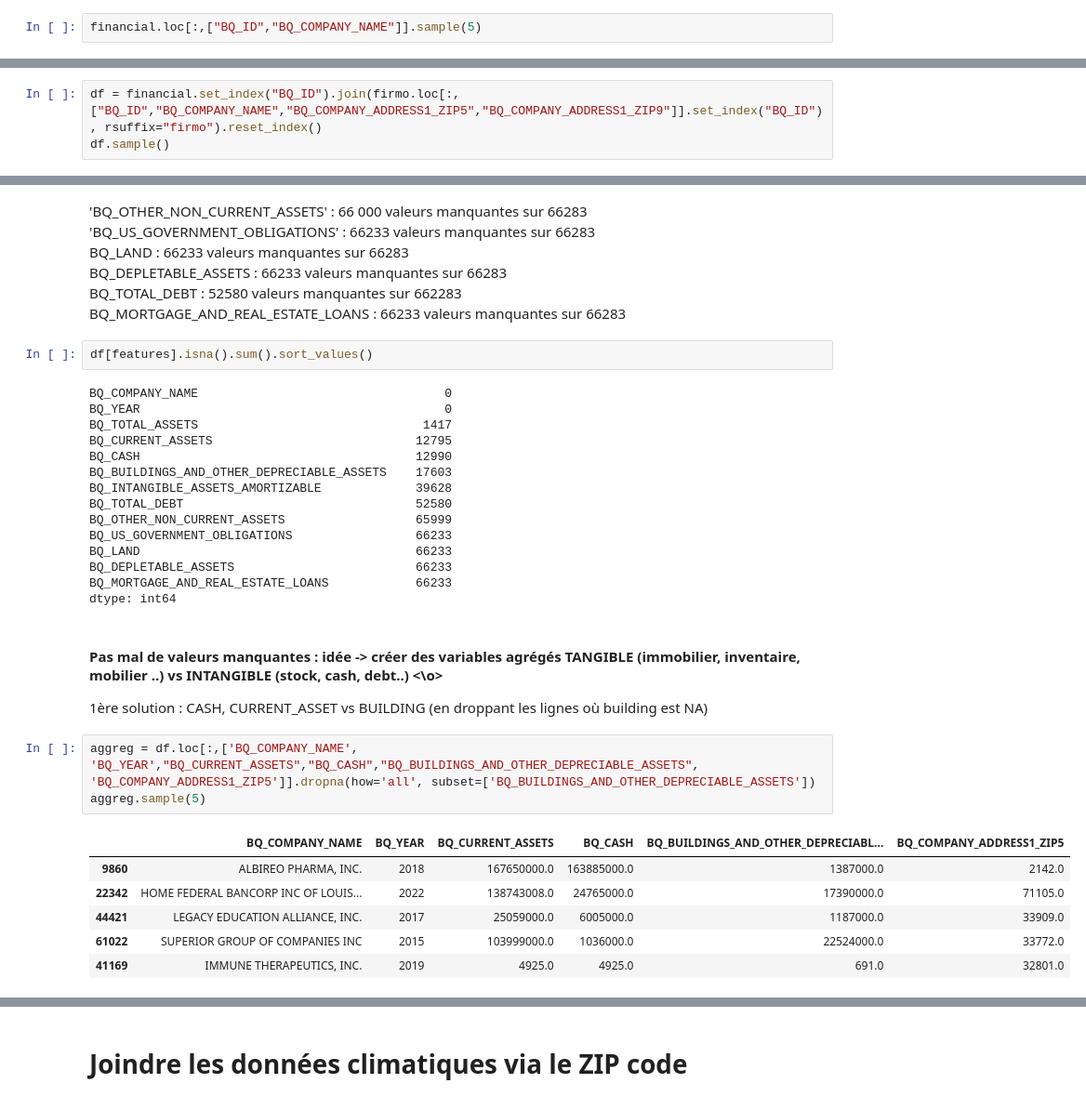
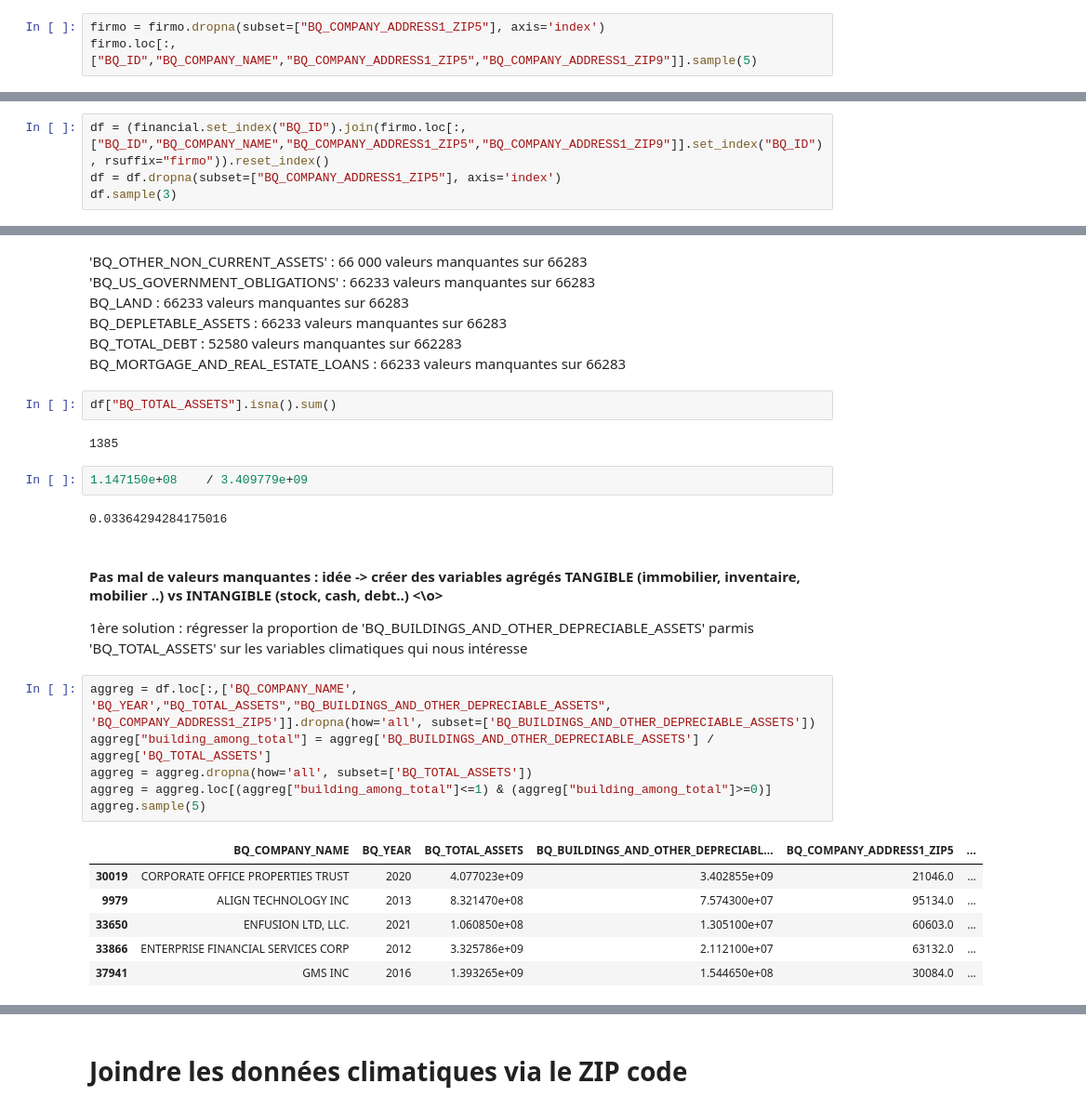
Before and after one commit to Askkip/StatAPP, a Jupyter notebook: US_Financials_Modeelisation.ipynb, the cells around one changed output, grey strips where cells are left out. Shown: that part at 93% size. Cells and saved outputs as stored; diff of their text form.

```diff
--- a/US_Financials_Modeelisation.ipynb
+++ b/US_Financials_Modeelisation.ipynb
@@ -37,3 +39,4 @@ Mais on pourra dans le futur recrée ces valeurs manquantes à partir d'autres c
 # %%
-financial.loc[:,["BQ_ID","BQ_COMPANY_NAME"]].sample(5)
+firmo = firmo.dropna(subset=["BQ_COMPANY_ADDRESS1_ZIP5"], axis='index')
+firmo.loc[:,["BQ_ID","BQ_COMPANY_NAME","BQ_COMPANY_ADDRESS1_ZIP5","BQ_COMPANY_ADDRESS1_ZIP9"]].sample(5)
 # %% [output]
@@ -55,5 +49,6 @@ firmo.loc[:,["BQ_ID","BQ_COMPANY_NAME","BQ_COMPANY_ADDRESS1_ZIP5","BQ_COMPANY_AD
 # %%
-df = financial.set_index("BQ_ID").join(firmo.loc[:,["BQ_ID","BQ_COMPANY_NAME","BQ_COMPANY_ADDRESS1_ZIP5","BQ_COMPANY_ADDRESS1_ZIP9"]].set_index("BQ_ID"), rsuffix="firmo").reset_index()
-df.sample()
+df = (financial.set_index("BQ_ID").join(firmo.loc[:,["BQ_ID","BQ_COMPANY_NAME","BQ_COMPANY_ADDRESS1_ZIP5","BQ_COMPANY_ADDRESS1_ZIP9"]].set_index("BQ_ID"), rsuffix="firmo")).reset_index()
+df = df.dropna(subset=["BQ_COMPANY_ADDRESS1_ZIP5"], axis='index')
+df.sample(3)
 # %% [output]
 |  | BQ_ID | BQ_COMPANY_NAME | BQ_WEBSITE | BQ_YEAR | BQ_REVENUE | BQ_EBITDA | BQ_COR | BQ_NET_INCOME | ... |
@@ -113,22 +110,13 @@ BQ_DEPLETABLE_ASSETS : 66233 valeurs manquantes sur 66283\
 BQ_TOTAL_DEBT : 52580 valeurs manquantes sur 662283 \
 BQ_MORTGAGE_AND_REAL_ESTATE_LOANS : 66233 valeurs manquantes sur 66283
 # %%
-df[features].isna().sum().sort_values()
+df["BQ_TOTAL_ASSETS"].isna().sum()
 # %% [output]
-BQ_COMPANY_NAME                                  0
-BQ_YEAR                                          0
-BQ_TOTAL_ASSETS                               1417
-BQ_CURRENT_ASSETS                            12795
-BQ_CASH                                      12990
-BQ_BUILDINGS_AND_OTHER_DEPRECIABLE_ASSETS    17603
-BQ_INTANGIBLE_ASSETS_AMORTIZABLE             39628
-BQ_TOTAL_DEBT                                52580
-BQ_OTHER_NON_CURRENT_ASSETS                  65999
-BQ_US_GOVERNMENT_OBLIGATIONS                 66233
-BQ_LAND                                      66233
-BQ_DEPLETABLE_ASSETS                         66233
-BQ_MORTGAGE_AND_REAL_ESTATE_LOANS            66233
-dtype: int64
+1385
+# %%
+1.147150e+08	/ 3.409779e+09
+# %% [output]
+0.03364294284175016
 # %% [markdown]
 <style>
 r { color: Red }
@@ -137,14 +125,17 @@ g { color: Green }
 </style>
 
 #### <o> Pas mal de valeurs manquantes : idée -> créer des variables agrégés TANGIBLE (immobilier, inventaire, mobilier ..) vs INTANGIBLE (stock, cash, debt..) <\o>
-<g> 1ère solution : CASH, CURRENT_ASSET vs BUILDING (en droppant les lignes où building est NA)
+<g> 1ère solution : régresser la proportion de 'BQ_BUILDINGS_AND_OTHER_DEPRECIABLE_ASSETS' parmis 'BQ_TOTAL_ASSETS' sur les variables climatiques qui nous intéresse
 # %%
-aggreg = df.loc[:,['BQ_COMPANY_NAME', 'BQ_YEAR',"BQ_CURRENT_ASSETS","BQ_CASH","BQ_BUILDINGS_AND_OTHER_DEPRECIABLE_ASSETS", 'BQ_COMPANY_ADDRESS1_ZIP5']].dropna(how='all', subset=['BQ_BUILDINGS_AND_OTHER_DEPRECIABLE_ASSETS'])
+aggreg = df.loc[:,['BQ_COMPANY_NAME', 'BQ_YEAR',"BQ_TOTAL_ASSETS","BQ_BUILDINGS_AND_OTHER_DEPRECIABLE_ASSETS", 'BQ_COMPANY_ADDRESS1_ZIP5']].dropna(how='all', subset=['BQ_BUILDINGS_AND_OTHER_DEPRECIABLE_ASSETS'])
+aggreg["building_among_total"] = aggreg['BQ_BUILDINGS_AND_OTHER_DEPRECIABLE_ASSETS'] / aggreg['BQ_TOTAL_ASSETS']
+aggreg = aggreg.dropna(how='all', subset=['BQ_TOTAL_ASSETS'])
+aggreg = aggreg.loc[(aggreg["building_among_total"]<=1) & (aggreg["building_among_total"]>=0)]
 aggreg.sample(5)
 # %% [output]
-|  | BQ_COMPANY_NAME | BQ_YEAR | BQ_CURRENT_ASSETS | BQ_CASH | BQ_BUILDINGS_AND_OTHER_DEPRECIABL... | BQ_COMPANY_ADDRESS1_ZIP5 |
-| 9860 | ALBIREO PHARMA, INC. | 2018 | 167650000.0 | 163885000.0 | 1387000.0 | 2142.0 |
-| 22342 | HOME FEDERAL BANCORP INC OF LOUIS... | 2022 | 138743008.0 | 24765000.0 | 17390000.0 | 71105.0 |
-| 44421 | LEGACY EDUCATION ALLIANCE, INC. | 2017 | 25059000.0 | 6005000.0 | 1187000.0 | 33909.0 |
-| 61022 | SUPERIOR GROUP OF COMPANIES INC | 2015 | 103999000.0 | 1036000.0 | 22524000.0 | 33772.0 |
-| 41169 | IMMUNE THERAPEUTICS, INC. | 2019 | 4925.0 | 4925.0 | 691.0 | 32801.0 |
+|  | BQ_COMPANY_NAME | BQ_YEAR | BQ_TOTAL_ASSETS | BQ_BUILDINGS_AND_OTHER_DEPRECIABL... | BQ_COMPANY_ADDRESS1_ZIP5 | ... |
+| 30019 | CORPORATE OFFICE PROPERTIES TRUST | 2020 | 4.077023e+09 | 3.402855e+09 | 21046.0 | ... |
+| 9979 | ALIGN TECHNOLOGY INC | 2013 | 8.321470e+08 | 7.574300e+07 | 95134.0 | ... |
+| 33650 | ENFUSION LTD, LLC. | 2021 | 1.060850e+08 | 1.305100e+07 | 60603.0 | ... |
+| 33866 | ENTERPRISE FINANCIAL SERVICES CORP | 2012 | 3.325786e+09 | 2.112100e+07 | 63132.0 | ... |
+| 37941 | GMS INC | 2016 | 1.393265e+09 | 1.544650e+08 | 30084.0 | ... |
```
Also changed, not shown: parts of 31 cells of this notebook, 1 other file.
